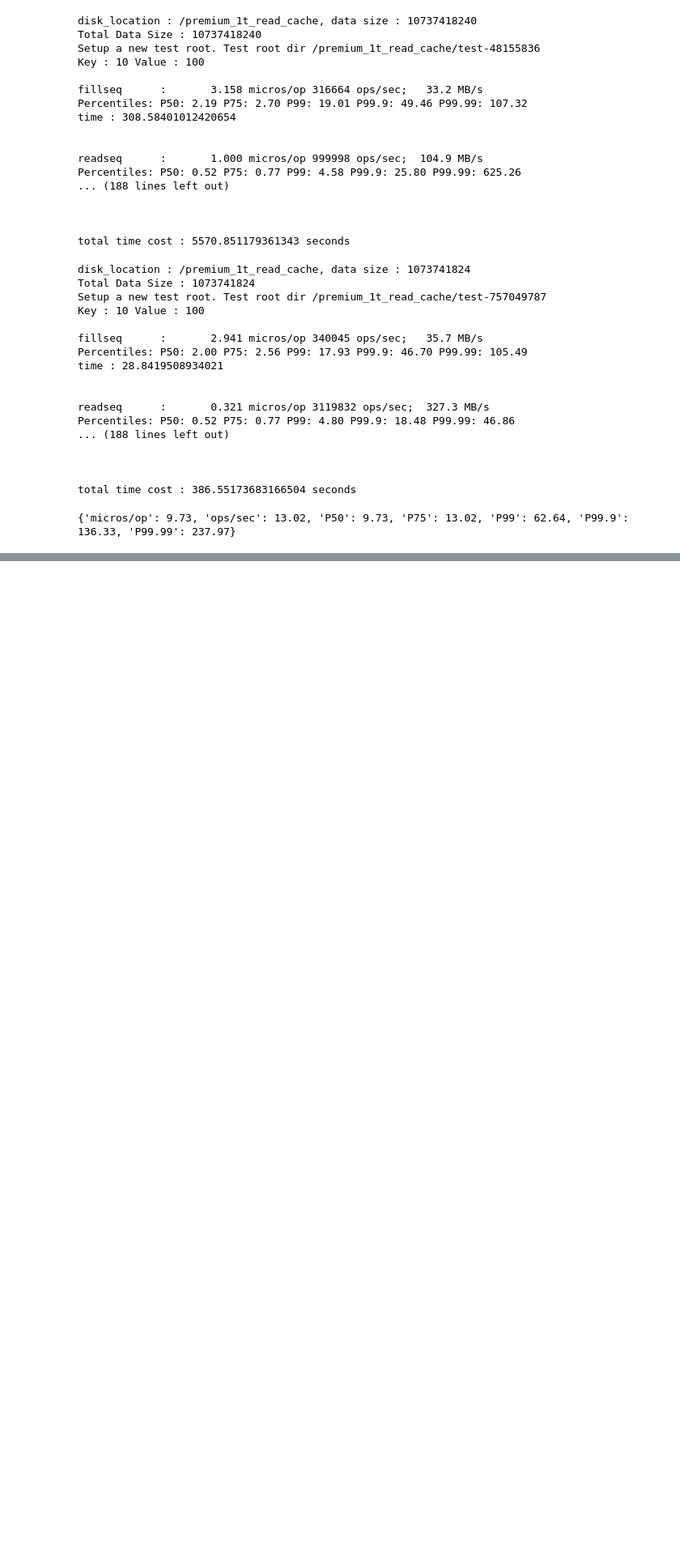
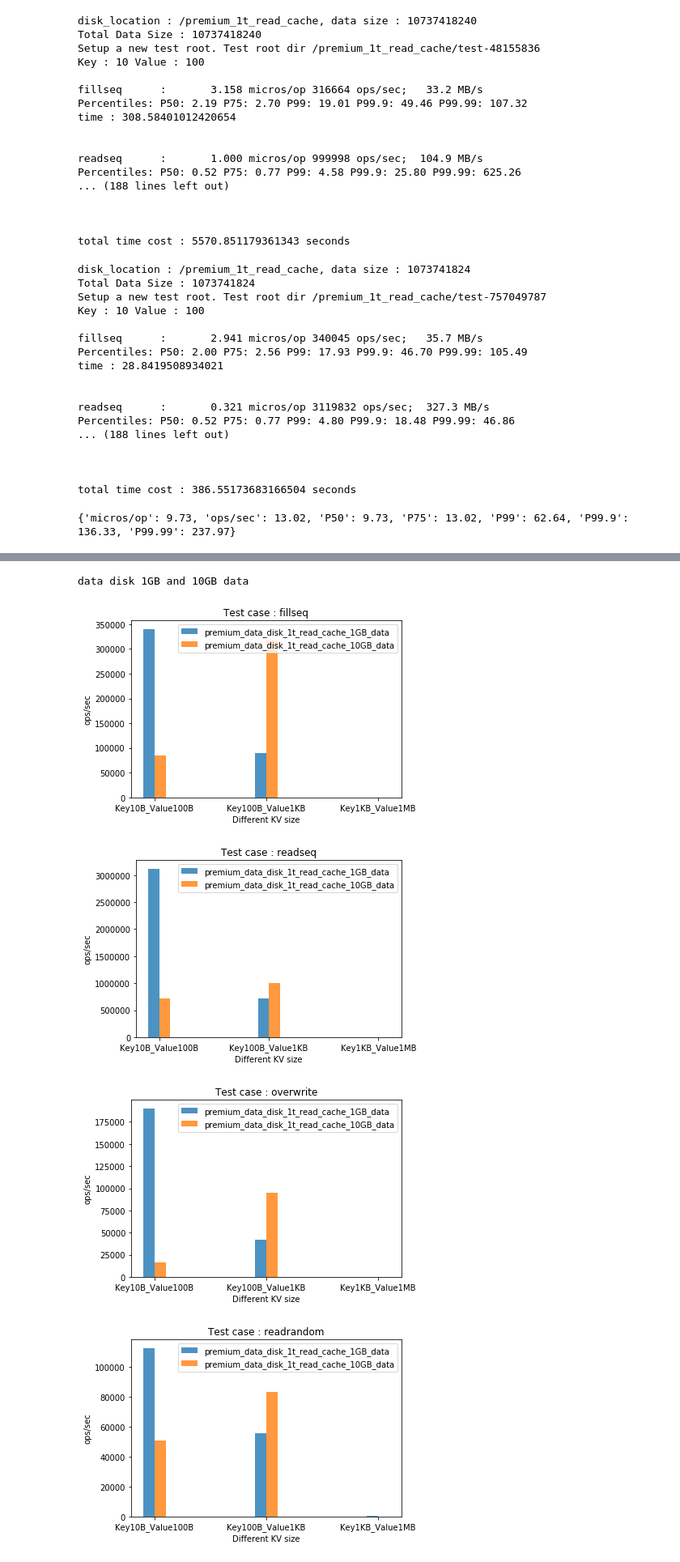
Before and after one commit to xiefan46/samza-azure-storage, a Jupyter notebook: milestone2/python/milestone2-tests.ipynb, the cells around one changed output, grey strips where cells are left out. Shown at 81% size. Drawn from its saved outputs; the diff is of its cells as text; code cells hidden in the pictures; blank space fills up the shorter version.

```diff
--- a/milestone2/python/milestone2-tests.ipynb
+++ b/milestone2/python/milestone2-tests.ipynb
@@ -554,0 +581,14 @@ P99 Latency
+# %%
+print("data disk 1GB and 10GB data")
+print_all(path_prefix = path_prefix,
+          disk_types = ["premium_data_disk_1t_read_cache"],
+         data_sizes_names = ["1GB_data", "10GB_data"],
+         kv_names = ["Key10B_Value100B", "Key100B_Value1KB", "Key1KB_Value1MB"],
+         test_cases_names = ["fillseq", "readseq", "overwrite", "readrandom", "deleterandom"],
+         y_label = LOG_RES_OPS_SEC)
+# %% [output]
+data disk 1GB and 10GB data
+[figure, added]
+[figure, added]
+[figure, added]
+[figure, added]
```
Also changed, not shown: parts of 9 cells of this notebook.
